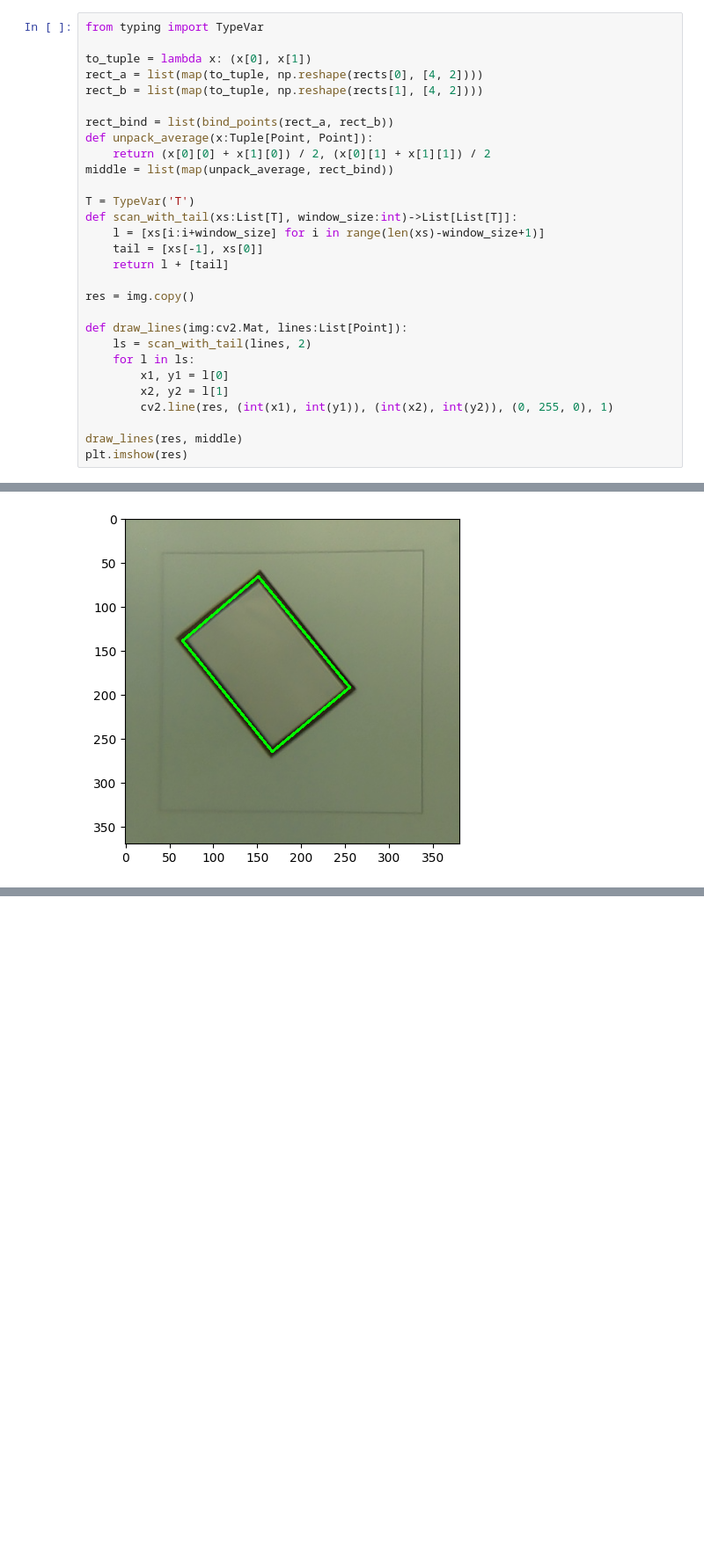
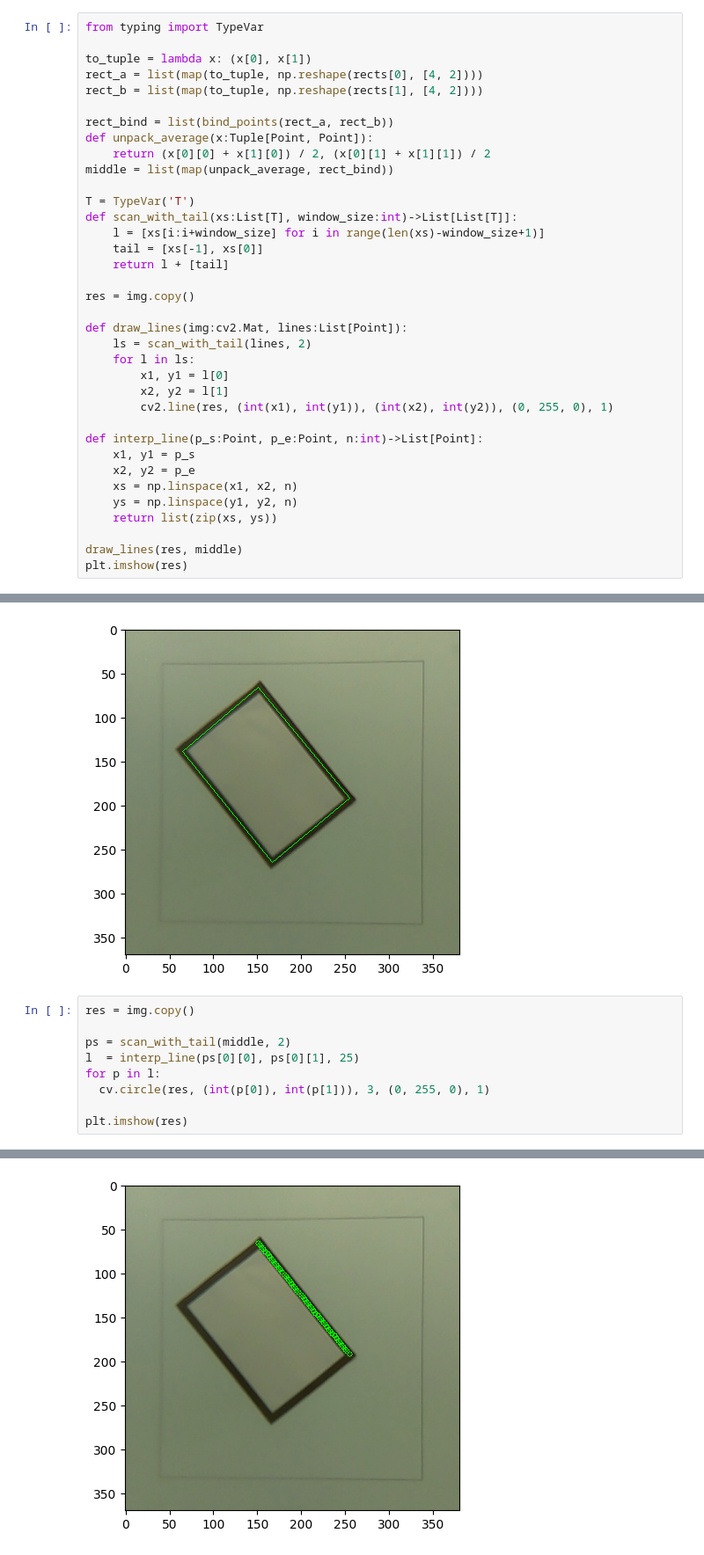
Before and after one commit to HQU-gxy/NUEDC_2023_E_snippet, a Jupyter notebook: pp.ipynb, the cells around one changed output, grey strips where cells are left out. Shown at 88% size. Saved outputs shown, nothing was run; the diff lists cells and outputs as text; blank space fills up the shorter version.

```diff
--- a/pp.ipynb
+++ b/pp.ipynb
@@ -88,8 +88,25 @@ def draw_lines(img:cv2.Mat, lines:List[Point]):
         x2, y2 = l[1]
         cv2.line(res, (int(x1), int(y1)), (int(x2), int(y2)), (0, 255, 0), 1)
 
+def interp_line(p_s:Point, p_e:Point, n:int)->List[Point]:
+    x1, y1 = p_s
+    x2, y2 = p_e
+    xs = np.linspace(x1, x2, n)
+    ys = np.linspace(y1, y2, n)
+    return list(zip(xs, ys))
+
 draw_lines(res, middle)
 plt.imshow(res)
 # %% [output]
 <matplotlib.image.AxesImage at 0x...>
 [figure]
+# %%
+res = img.copy()
+
+ps = scan_with_tail(middle, 2)
+l  = interp_line(ps[0][0], ps[0][1], 25)
+for p in l:
+  cv.circle(res, (int(p[0]), int(p[1])), 3, (0, 255, 0), 1)
+
+plt.imshow(res)
+# %% [output]
@@ -95,0 +114 @@ plt.imshow(res)
+[figure, added]
```
Also changed, not shown: parts of 1 cell of this notebook, 4 other files.
